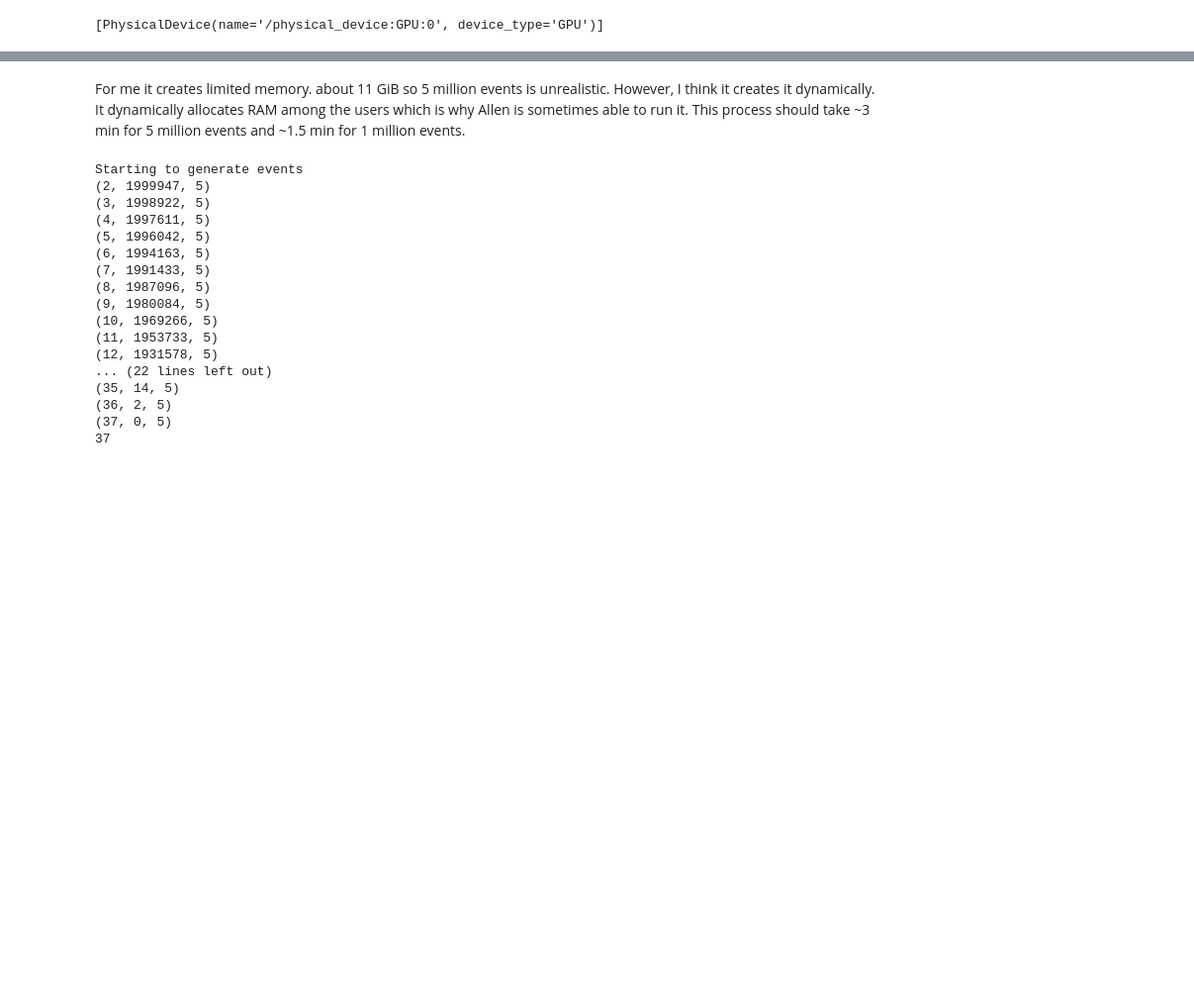
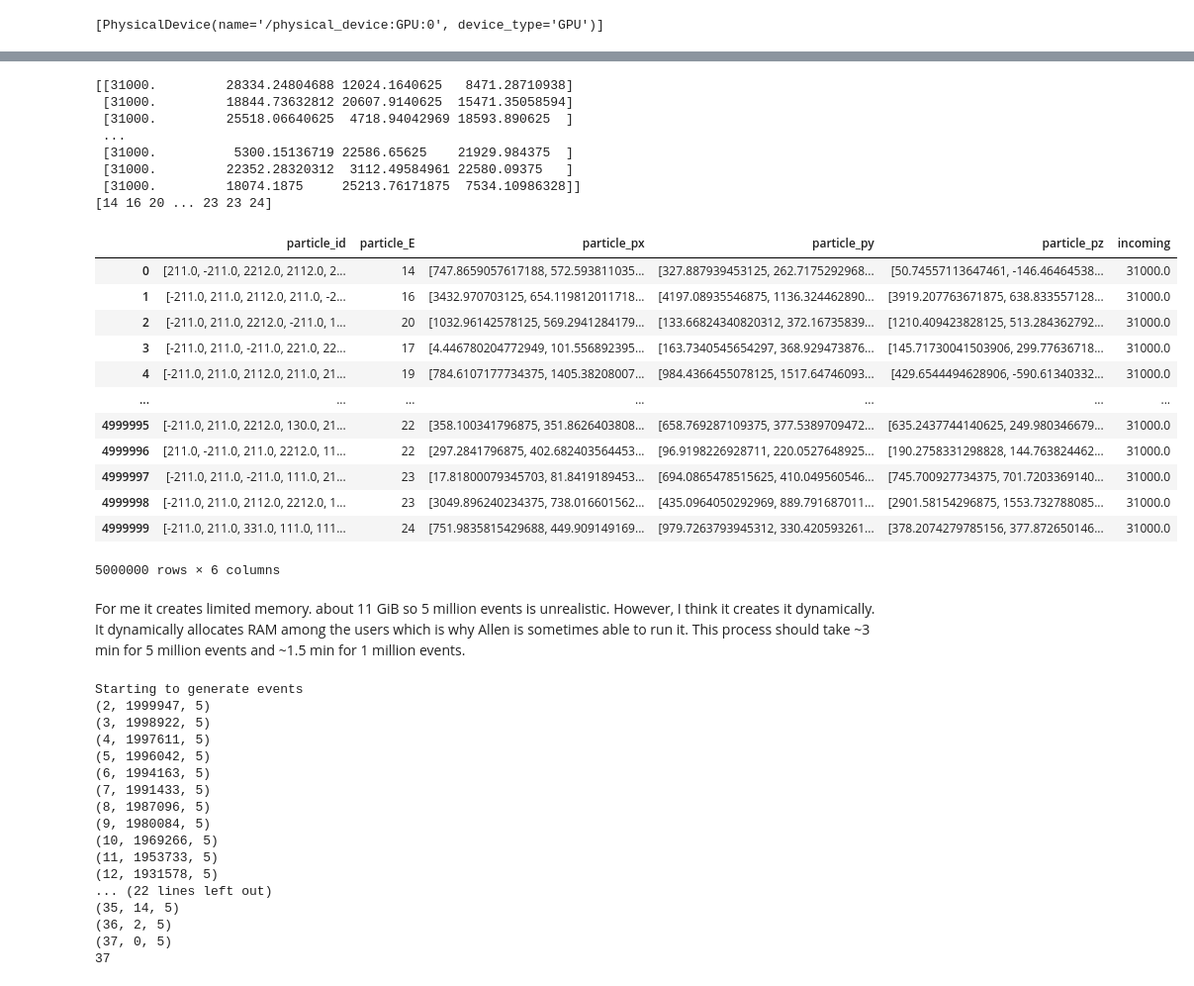
Before and after one commit to curtisjhu/hadronicNF, a Jupyter notebook: normalizing-flow/gan4hep/nf/grapher.ipynb, the cells around one changed output, grey strips where cells are left out. Shown at 99% size. Drawn from its saved outputs; the diff is of its cells as text; code cells hidden in the pictures; blank space fills up the shorter version.

```diff
--- a/normalizing-flow/gan4hep/nf/grapher.ipynb
+++ b/normalizing-flow/gan4hep/nf/grapher.ipynb
@@ -30,3 +100,53 @@ Starting to load comparison
+# %%
+
+
+import uproot
+import pandas as pd
+import numpy as np
+import tensorflow as tf
+
+f = "/global/cfs/projectdirs/m3443/data/ForHadronic/train_data/pimode/hadron_pi_mode.root"
+branch_names = ["particle_id", "particle_E", "particle_px", "particle_py", "particle_pz"] + ["incoming"]
+dfs = []
+in_file = uproot.open(f)
+tree = in_file["output"]
+array_root = tree.arrays(branch_names, library="np")
+df_root = pd.DataFrame(array_root)
+dfs += [df_root]
+
+df = pd.concat(dfs)
+
+cond_vectors = np.array([np.asarray(a) for a in df["incoming"].values])
+true_p_counts = np.array([len(a) for a in df["particle_E"]])
+print(cond_vectors)
+print(true_p_counts)
+
+df["incoming"].values = cond_vectors
+df["particle_E"] = true_p_counts
+
+df
+# %% [output]
+[[31000.         28334.24804688 12024.1640625   8471.28710938]
+ [31000.         18844.73632812 20607.9140625  15471.35058594]
+ [31000.         25518.06640625  4718.94042969 18593.890625  ]
+ ...
+ [31000.          5300.15136719 22586.65625    21929.984375  ]
+ [31000.         22352.28320312  3112.49584961 22580.09375   ]
+ [31000.         18074.1875     25213.76171875  7534.10986328]]
+[14 16 20 ... 23 23 24]
+|  | particle_id | particle_E | particle_px | particle_py | particle_pz | incoming |
+| 0 | [211.0, -211.0, 2212.0, 2112.0, 2... | 14 | [747.8659057617188, 572.593811035... | [327.887939453125, 262.7175292968... | [50.74557113647461, -146.46464538... | 31000.0 |
+| 1 | [-211.0, 211.0, 2112.0, 211.0, -2... | 16 | [3432.970703125, 654.119812011718... | [4197.08935546875, 1136.324462890... | [3919.207763671875, 638.833557128... | 31000.0 |
+| 2 | [-211.0, 211.0, 2212.0, -211.0, 1... | 20 | [1032.96142578125, 569.2941284179... | [133.66824340820312, 372.16735839... | [1210.409423828125, 513.284362792... | 31000.0 |
+| 3 | [-211.0, 211.0, -211.0, 221.0, 22... | 17 | [4.446780204772949, 101.556892395... | [163.7340545654297, 368.929473876... | [145.71730041503906, 299.77636718... | 31000.0 |
+| 4 | [-211.0, 211.0, 2112.0, 211.0, 21... | 19 | [784.6107177734375, 1405.38208007... | [984.4366455078125, 1517.64746093... | [429.6544494628906, -590.61340332... | 31000.0 |
+| ... | ... | ... | ... | ... | ... | ... |
+| 4999995 | [-211.0, 211.0, 2212.0, 130.0, 21... | 22 | [358.100341796875, 351.8626403808... | [658.769287109375, 377.5389709472... | [635.2437744140625, 249.980346679... | 31000.0 |
+| 4999996 | [211.0, -211.0, 211.0, 2212.0, 11... | 22 | [297.2841796875, 402.682403564453... | [96.9198226928711, 220.0527648925... | [190.2758331298828, 144.763824462... | 31000.0 |
+| 4999997 | [-211.0, 211.0, -211.0, 111.0, 21... | 23 | [17.81800079345703, 81.8419189453... | [694.0865478515625, 410.049560546... | [745.700927734375, 701.7203369140... | 31000.0 |
+| 4999998 | [-211.0, 211.0, 2112.0, 2212.0, 1... | 23 | [3049.896240234375, 738.016601562... | [435.0964050292969, 889.791687011... | [2901.58154296875, 1553.732788085... | 31000.0 |
+| 4999999 | [-211.0, 211.0, 331.0, 111.0, 111... | 24 | [751.9835815429688, 449.909149169... | [979.7263793945312, 330.420593261... | [378.2074279785156, 377.872650146... | 31000.0 |
+5000000 rows × 6 columns
 # %% [markdown]
 For me it creates limited memory. about 11 GiB so 5 million events is unrealistic. However, I think it creates it dynamically. It dynamically allocates RAM among the users which is why Allen is sometimes able to run it. This process should take ~3 min for 5 million events and ~1.5 min for 1 million events.
 # %%
```
Also changed, not shown: parts of 6 cells of this notebook, 6 other files.
